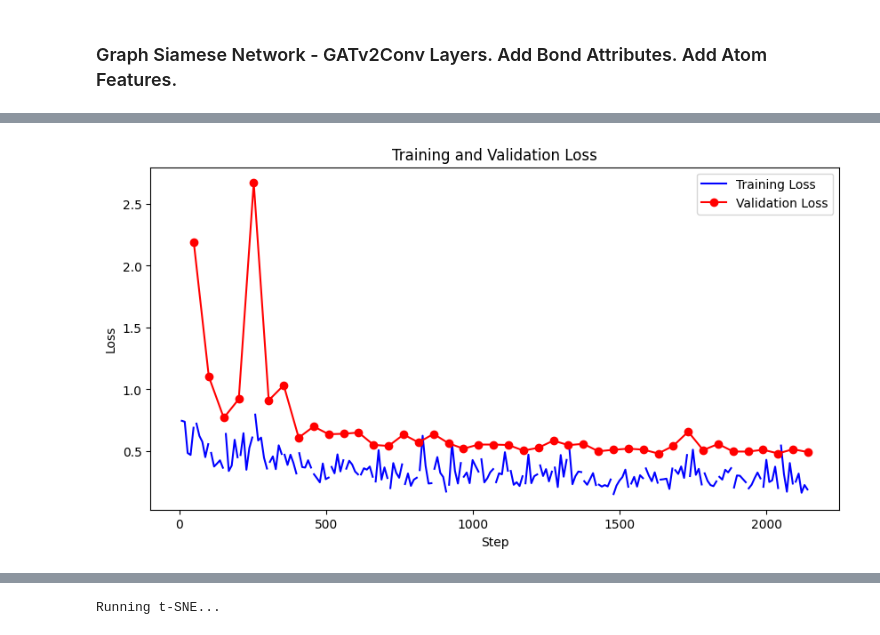
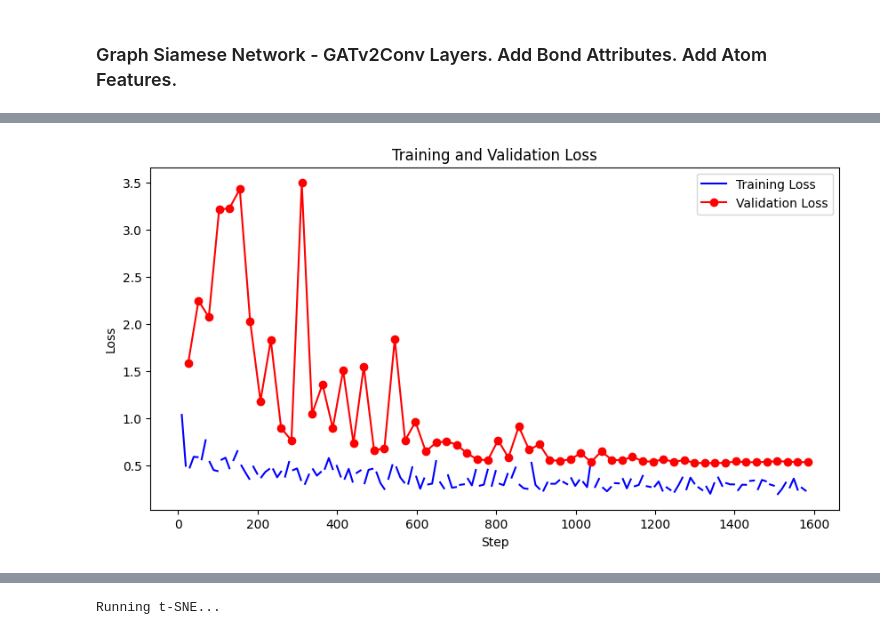
Before and after one commit to Djtrainer/cancer_research, a Jupyter notebook: notebooks/mdm2_breaker_model_eda.ipynb, the cells around one changed output, grey strips where cells are left out. Cells and saved outputs as stored; diff of their text form; code cells hidden in the pictures.

```diff
--- a/notebooks/mdm2_breaker_model_eda.ipynb
+++ b/notebooks/mdm2_breaker_model_eda.ipynb
@@ -180,5 +178,5 @@ plot_loss("lightning_logs/version_17/metrics.csv")
 # %%
-plot_loss("lightning_logs/version_18/metrics.csv")
+plot_loss("lightning_logs/version_26/metrics.csv")
 # %% [output]
-[figure, old version]
+[figure, new version]
 # %%
```
Also changed, not shown: parts of 13 cells of this notebook, 7 other files.
